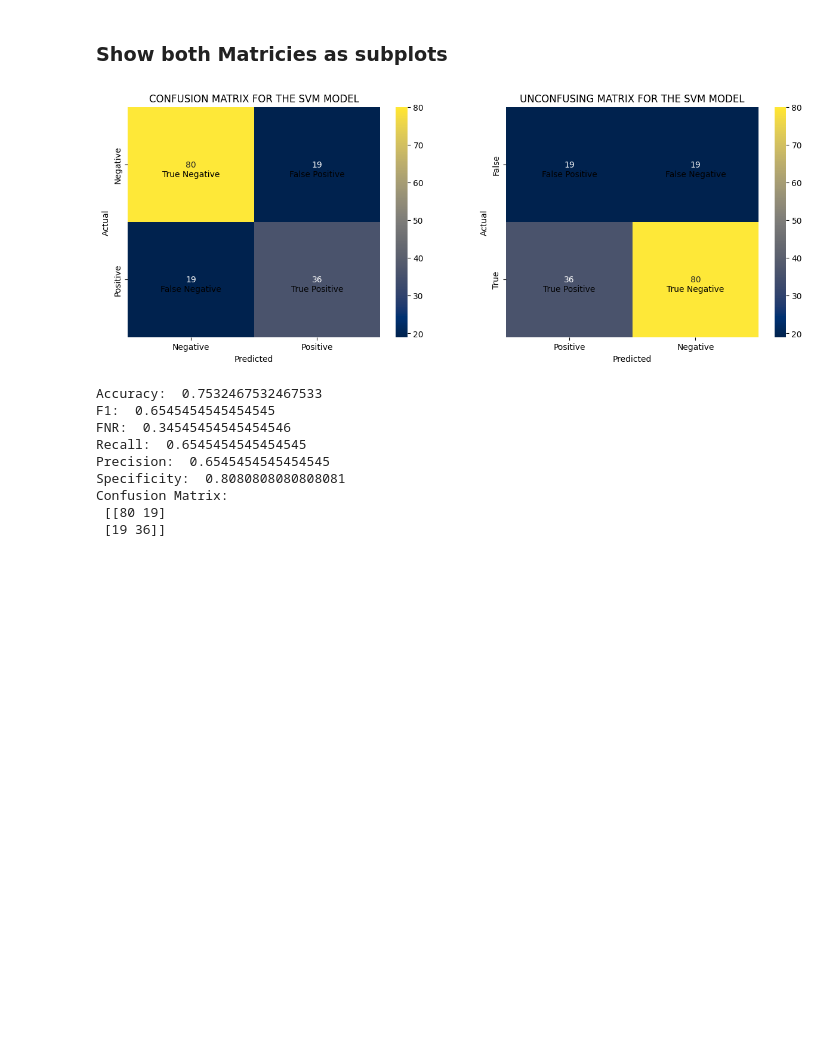
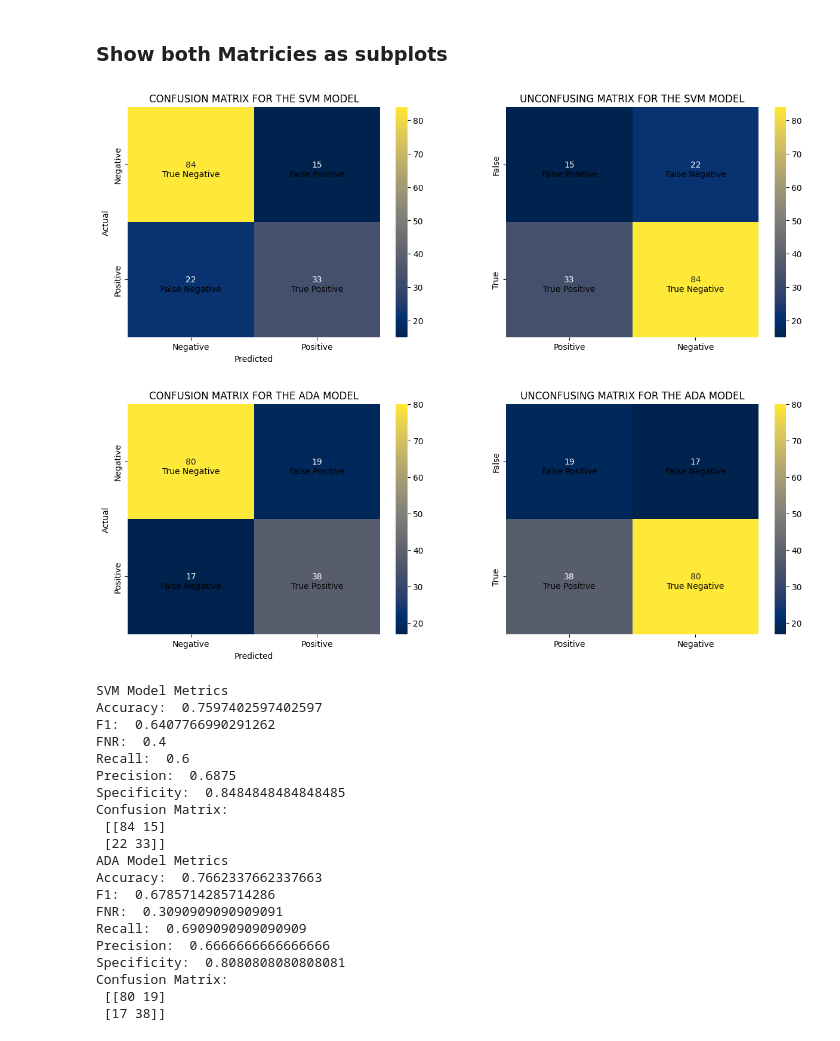
Before and after one commit to Sp0xF8/Individual-Project, a Jupyter notebook: assessment_final.ipynb, the cells around one changed output. Saved outputs shown, nothing was run; the diff lists cells and outputs as text; code cells hidden in the pictures; blank space fills up the shorter version.

```diff
--- a/assessment_final.ipynb
+++ b/assessment_final.ipynb
@@ -1081,17 +1195,23 @@ class final_svm_model(final_model):
 
 		classifier = SVC()
 
+		scaled_training_data = training_data.copy()
+
 		self.scaler = StandardScaler()
-		training_data['X_train'] = self.scaler.fit_transform(training_data['X_train'])
+		scaled_training_data['X_train'] = self.scaler.fit_transform(scaled_training_data['X_train'])
 
-		super().__init__(training_data, classifier)
+		super().__init__(scaled_training_data, classifier)
 
 
 	def predict(self, test_data):
 
-		test_data['X_test'] = self.scaler.transform(test_data['X_test'])
+		scaled_test_data = test_data.copy()
 
-		return super().predict(test_data)
+		scaled_test_data['X_test'] = self.scaler.transform(scaled_test_data['X_test'])
+
+
+
+		return super().predict(scaled_test_data)
 # %% [markdown]
 ## Optimised Ada Model
 
@@ -1118,9 +1254,9 @@ training_data = {'X_train': X_train, 'y_train': y_train}
 # %% [markdown]
 ## Training the Optimised SVM Classifier
 # %%
-results_grid = svm_results_to_grid(read_json("Assessment_Outputs\svm_results.json"))
+svm_results_grid = svm_results_to_grid(read_json("Assessment_Outputs\svm_results.json"))
 
-new_svm = final_svm_model(results_grid, training_data)
+new_svm = final_svm_model(svm_results_grid, training_data)
 
 # new_svm = final_svm_model(svm_results_to_grid(read_json("Assessment_Outputs\svm_results.json")), {'X_train': X_train, 'y_train': y_train})
 # %% [output]
@@ -1129,6 +1265,2 @@ KeyboardInterrupt:
 # %% [markdown]
 ## Training the Optimised AdaBoost Classifier
-# %%
-
-
-new_svm = final_svm_model(results_grid, training_data)
@@ -1136,0 +1267,6 @@ new_svm.predict({'X_test': X_test, 'y_test': y_test})
+# %%
+ada_results_grid = ada_results_to_grid(read_json("Assessment_Outputs/ada_results.json"))
+
+new_ada = final_ada_model(ada_results_grid, training_data)
+
+# new_ada = final_ada_model(ada_results_to_grid(read_json("Assessment_Outputs/ada_results.json")), {'X_train': X_train, 'y_train': y_train})
@@ -1228,18 +1375,38 @@ def show_matrixs(cm, title):
 	show_unconfusing_matrix(cm, title, fig, ax[1])
 
 	plt.show()
-# %%
-show_matrixs(new_svm.cm, 'SVM')
-
-new_svm.print()
-# %% [output]
-[figure, removed]
-Accuracy:  0.7532467532467533
-F1:  0.6545454545454545
-FNR:  0.34545454545454546
-Recall:  0.6545454545454545
-Precision:  0.6545454545454545
-Specificity:  0.8080808080808081
-Confusion Matrix:
- [[80 19]
- [19 36]]
+# %%
+
+show_matrixs(new_svm.cm, 'SVM')
+
+
+show_matrixs(new_ada.cm, 'ADA')
+
+print("SVM Model Metrics")
+new_svm.print()
+
+print("ADA Model Metrics")
+new_ada.print()
+# %% [output]
+[figure, added]
+[figure, added]
+SVM Model Metrics
+Accuracy:  0.7597402597402597
+F1:  0.6407766990291262
+FNR:  0.4
+Recall:  0.6
+Precision:  0.6875
+Specificity:  0.8484848484848485
+Confusion Matrix:
+ [[84 15]
+ [22 33]]
+ADA Model Metrics
+Accuracy:  0.7662337662337663
+F1:  0.6785714285714286
+FNR:  0.3090909090909091
+Recall:  0.6909090909090909
+Precision:  0.6666666666666666
+Specificity:  0.8080808080808081
+Confusion Matrix:
+ [[80 19]
+ [17 38]]
```
Also changed, not shown: parts of 36 cells of this notebook, 8 other files.
